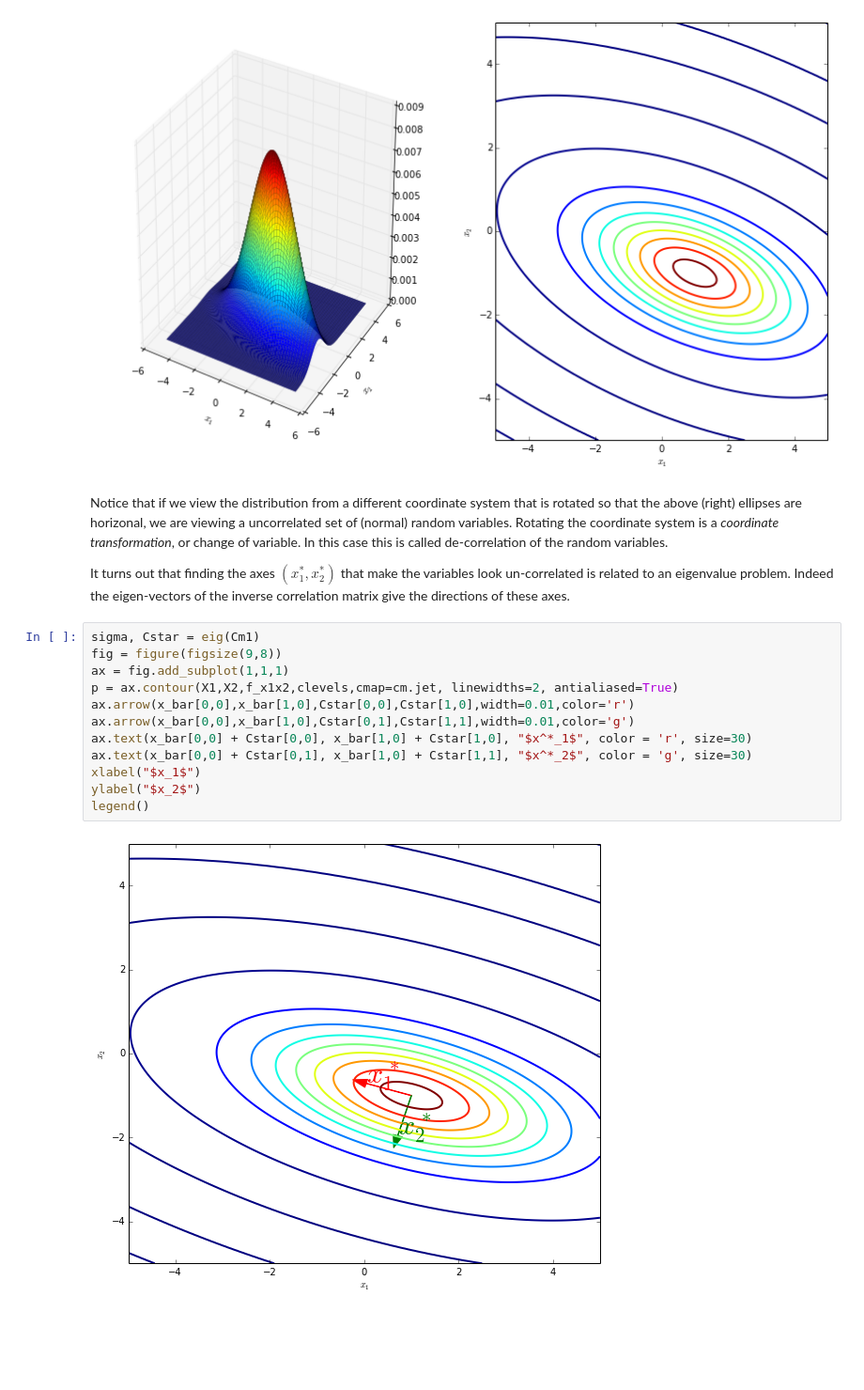
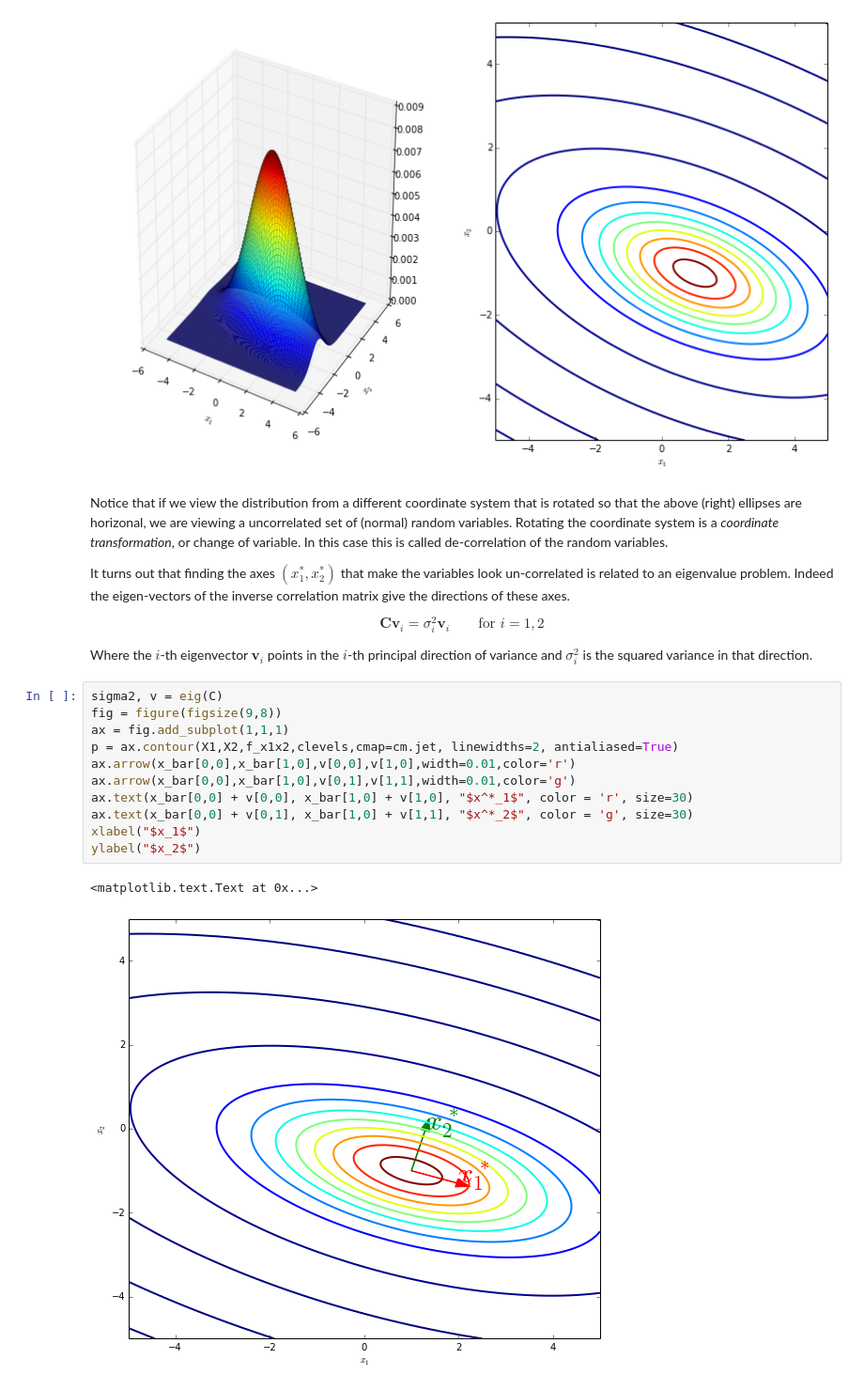
Before and after one commit to jaabell/jaabell, a Jupyter notebook: content/ipython_notebooks/sne02-demystifying-KL.ipynb, the cells around one changed output. Shown at 94% size. Saved outputs shown, nothing was run; the diff lists cells and outputs as text; blank space fills up the shorter version.

```diff
--- a/content/ipython_notebooks/sne02-demystifying-KL.ipynb
+++ b/content/ipython_notebooks/sne02-demystifying-KL.ipynb
@@ -55,20 +65,26 @@ ylabel("$x_2$")
 Notice that if we view the distribution from a different coordinate system that is rotated so that the above (right) ellipses are horizonal, we are viewing a uncorrelated set of (normal) random variables. Rotating the coordinate system is a *coordinate transformation*, or change of variable. In this case this is called de-correlation of the random variables.
 
 It turns out that finding the axes $(x^*_1,x^*_2)$ that make the variables look un-correlated is related to an eigenvalue problem. Indeed the eigen-vectors of the inverse correlation matrix give the directions of these axes.
+
+$$
+\mathbf{C} \mathbf{v}_i = \sigma^2_i \mathbf{v}_i \qquad \text{for}\,\, i = 1,2
+$$
+
+Where the $i$-th eigenvector $\mathbf{v}_i$ points in the $i$-th principal direction of variance and $\sigma^2_i$ is the squared variance in that direction.
 # %%
-sigma, Cstar = eig(Cm1)
+sigma2, v = eig(C)
 fig = figure(figsize(9,8))
 ax = fig.add_subplot(1,1,1)
 p = ax.contour(X1,X2,f_x1x2,clevels,cmap=cm.jet, linewidths=2, antialiased=True)
-ax.arrow(x_bar[0,0],x_bar[1,0],Cstar[0,0],Cstar[1,0],width=0.01,color='r')
-ax.arrow(x_bar[0,0],x_bar[1,0],Cstar[0,1],Cstar[1,1],width=0.01,color='g')
-ax.text(x_bar[0,0] + Cstar[0,0], x_bar[1,0] + Cstar[1,0], "$x^*_1$", color = 'r', size=30)
-ax.text(x_bar[0,0] + Cstar[0,1], x_bar[1,0] + Cstar[1,1], "$x^*_2$", color = 'g', size=30)
+ax.arrow(x_bar[0,0],x_bar[1,0],v[0,0],v[1,0],width=0.01,color='r')
+ax.arrow(x_bar[0,0],x_bar[1,0],v[0,1],v[1,1],width=0.01,color='g')
+ax.text(x_bar[0,0] + v[0,0], x_bar[1,0] + v[1,0], "$x^*_1$", color = 'r', size=30)
+ax.text(x_bar[0,0] + v[0,1], x_bar[1,0] + v[1,1], "$x^*_2$", color = 'g', size=30)
 xlabel("$x_1$")
 ylabel("$x_2$")
-legend()
 # %% [output]
+<matplotlib.text.Text at 0x...>
-[figure, old version]
+[figure, new version]
 # %% [markdown]
 Above, $x_1^*$ is the principal axis of variance (most variance) while $x_2^*$  is the axis of least variance. Once more, note that in these directions the random variables appear uncorrelated (no cross-covariance).
 
```
Also changed, not shown: parts of 25 cells of this notebook, 7 other files.
